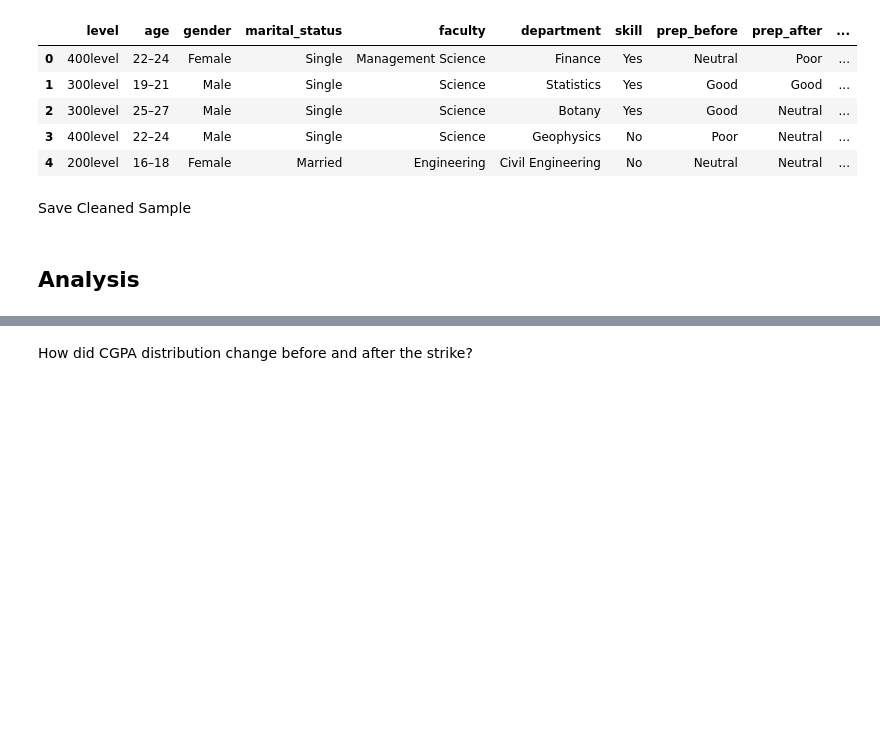
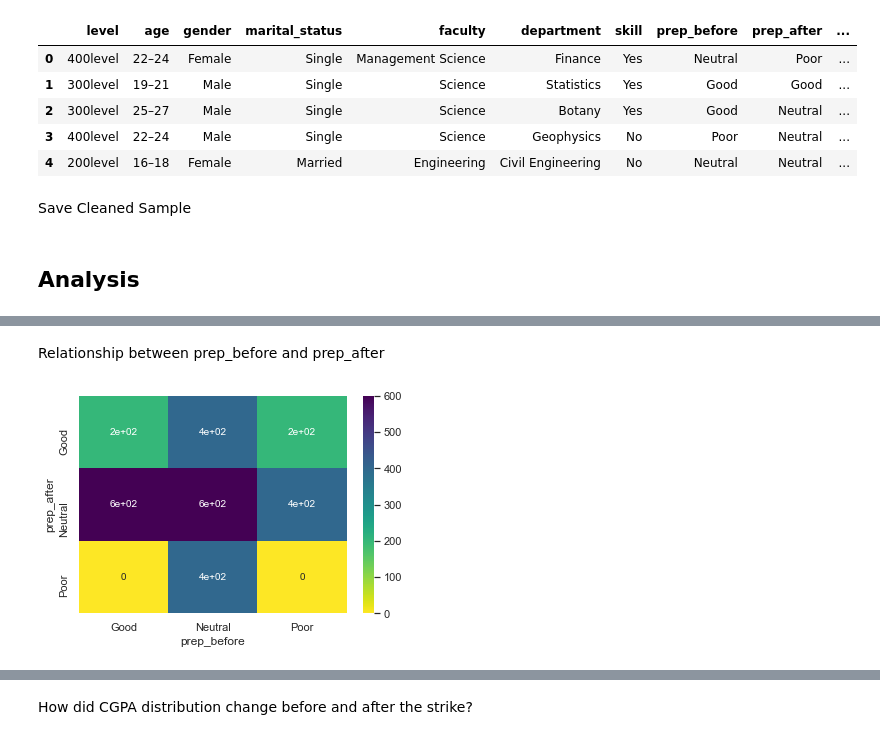
Before and after one commit to socratesjnr/asuu-strike-project, a Jupyter notebook: mock-analysis/test_eda.ipynb, the cells around one changed output, grey strips where cells are left out. Drawn from its saved outputs; the diff is of its cells as text; code cells hidden in the pictures; blank space fills up the shorter version.

```diff
--- a/mock-analysis/test_eda.ipynb
+++ b/mock-analysis/test_eda.ipynb
@@ -179,0 +212,30 @@ exp_sample.to_csv("expanded_sample.csv", index=False)
+# %%
+def plot_heatmap(data, x_var, y_var, count_var, colour_map):
+    '''
+    Plots a heatmap for two categorical variables, specifically using the count.
+    x_var : x-axis variable
+    y_var : y-axis variable
+    count_var : any other column to perform a count on
+
+    '''
+
+    #prepare the data for use
+    df = data[[x_var, y_var, count_var]]
+
+    # performing a groupby on the data
+    data_count = df.groupby([x_var, y_var]).count()
+
+    #Pivot the data
+    data_pivot = data_count.pivot_table(values = count_var , index = y_var, columns = x_var)
+
+    #fill any null value with zero
+    data_pivot = data_pivot.fillna(value = 0)
+
+    #plot heatmap
+    sns.heatmap(data_pivot,cmap = colour_map, annot = True)
+# %% [markdown]
+Relationship between prep_before and prep_after
+# %%
+plot_heatmap(exp_sample, 'prep_before', 'prep_after', 'level', 'viridis_r')
+# %% [output]
+[figure, added]
```
Also changed, not shown: parts of 16 cells of this notebook.
